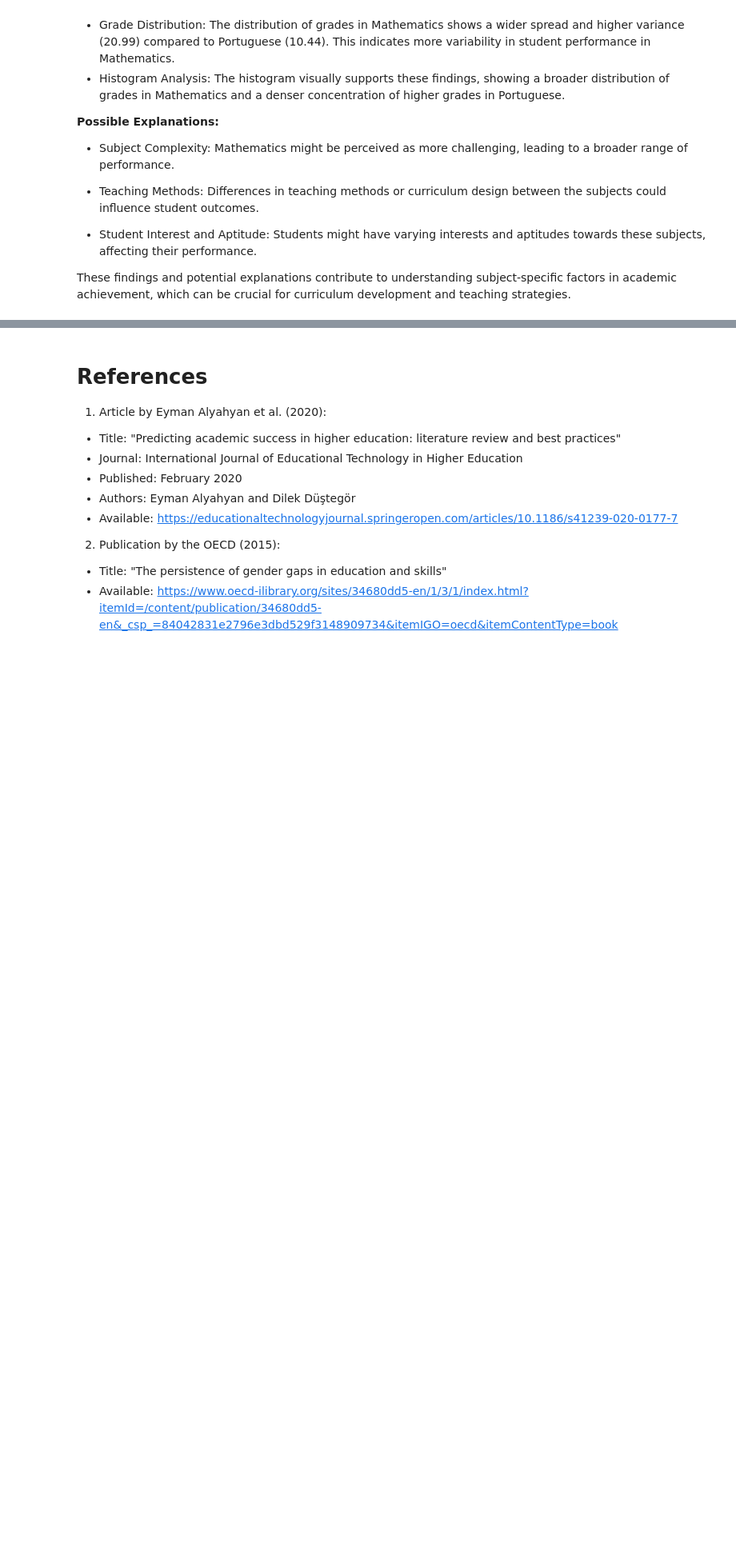
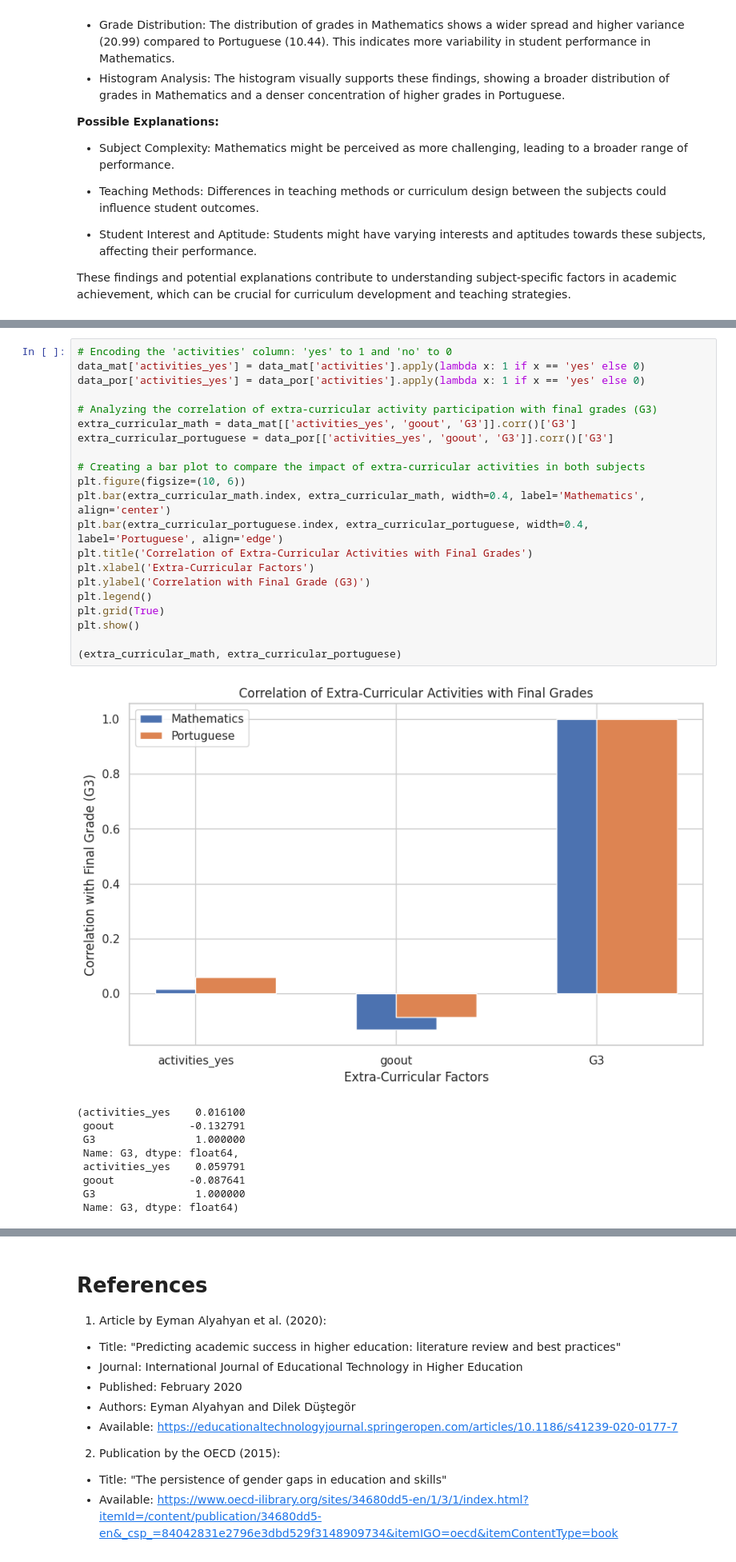
Before and after one commit to carlos-alves-one/Student-Performance-Analysis, a Jupyter notebook: Student_Performance.ipynb, the cells around one changed output, grey strips where cells are left out. Shown at 80% size. Saved outputs shown, nothing was run; the diff lists cells and outputs as text; blank space fills up the shorter version.

Commit message:
Analyzing the correlation of extra-curricular activity participation with final grades (G3)

```diff
--- a/Student_Performance.ipynb
+++ b/Student_Performance.ipynb
@@ -1301,0 +1316,31 @@ These findings and potential explanations contribute to understanding subject-sp
+# %%
+# Encoding the 'activities' column: 'yes' to 1 and 'no' to 0
+data_mat['activities_yes'] = data_mat['activities'].apply(lambda x: 1 if x == 'yes' else 0)
+data_por['activities_yes'] = data_por['activities'].apply(lambda x: 1 if x == 'yes' else 0)
+
+# Analyzing the correlation of extra-curricular activity participation with final grades (G3)
+extra_curricular_math = data_mat[['activities_yes', 'goout', 'G3']].corr()['G3']
+extra_curricular_portuguese = data_por[['activities_yes', 'goout', 'G3']].corr()['G3']
+
+# Creating a bar plot to compare the impact of extra-curricular activities in both subjects
+plt.figure(figsize=(10, 6))
+plt.bar(extra_curricular_math.index, extra_curricular_math, width=0.4, label='Mathematics', align='center')
+plt.bar(extra_curricular_portuguese.index, extra_curricular_portuguese, width=0.4, label='Portuguese', align='edge')
+plt.title('Correlation of Extra-Curricular Activities with Final Grades')
+plt.xlabel('Extra-Curricular Factors')
+plt.ylabel('Correlation with Final Grade (G3)')
+plt.legend()
+plt.grid(True)
+plt.show()
+
+(extra_curricular_math, extra_curricular_portuguese)
+# %% [output]
+[figure, added]
+(activities_yes    0.016100
+ goout            -0.132791
+ G3                1.000000
+ Name: G3, dtype: float64,
+ activities_yes    0.059791
+ goout            -0.087641
+ G3                1.000000
+ Name: G3, dtype: float64)
```
Also changed, not shown: parts of 2 cells of this notebook.
